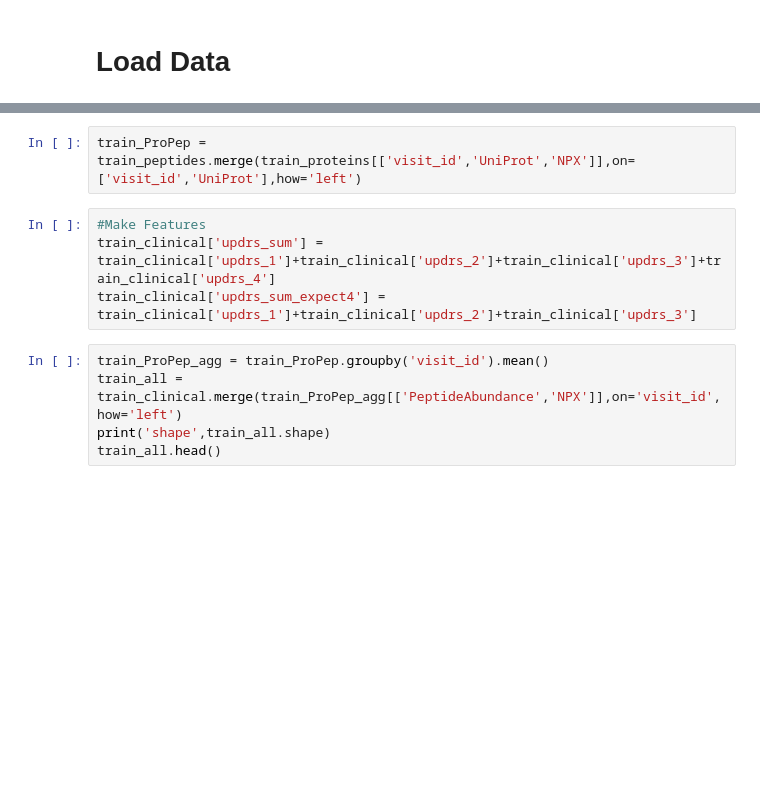
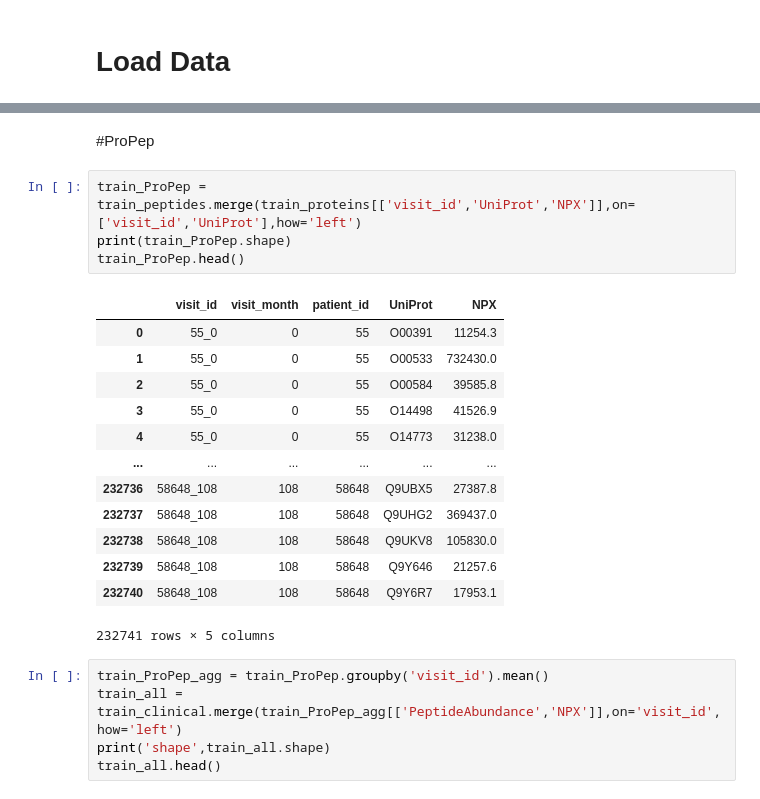
Before and after one commit to kunai-3txk/Compe_tonyobyo, a Jupyter notebook: AMP_FeatureStore.ipynb, the cells around one changed output, grey strips where cells are left out. Cells and saved outputs as stored; diff of their text form; blank space fills up the shorter version.

```diff
--- a/AMP_FeatureStore.ipynb
+++ b/AMP_FeatureStore.ipynb
@@ -100,9 +182,23 @@ Proteins shape: (232741, 5) Peptides shape: (981834, 6) Clinical shape: (2615, 8
+# %% [markdown]
+#ProPep
 # %%
 train_ProPep = train_peptides.merge(train_proteins[['visit_id','UniProt','NPX']],on=['visit_id','UniProt'],how='left')
+print(train_ProPep.shape)
+train_ProPep.head()
+# %% [output]
+|  | visit_id | visit_month | patient_id | UniProt | NPX |
+| 0 | 55_0 | 0 | 55 | O00391 | 11254.3 |
+| 1 | 55_0 | 0 | 55 | O00533 | 732430.0 |
+| 2 | 55_0 | 0 | 55 | O00584 | 39585.8 |
+| 3 | 55_0 | 0 | 55 | O14498 | 41526.9 |
+| 4 | 55_0 | 0 | 55 | O14773 | 31238.0 |
+| ... | ... | ... | ... | ... | ... |
+| 232736 | 58648_108 | 108 | 58648 | Q9UBX5 | 27387.8 |
+| 232737 | 58648_108 | 108 | 58648 | Q9UHG2 | 369437.0 |
+| 232738 | 58648_108 | 108 | 58648 | Q9UKV8 | 105830.0 |
+| 232739 | 58648_108 | 108 | 58648 | Q9Y646 | 21257.6 |
+| 232740 | 58648_108 | 108 | 58648 | Q9Y6R7 | 17953.1 |
+232741 rows × 5 columns
-# %%
-#Make Features
-train_clinical['updrs_sum'] = train_clinical['updrs_1']+train_clinical['updrs_2']+train_clinical['updrs_3']+train_clinical['updrs_4']
-train_clinical['updrs_sum_expect4'] = train_clinical['updrs_1']+train_clinical['updrs_2']+train_clinical['updrs_3']
 # %%
 train_ProPep_agg = train_ProPep.groupby('visit_id').mean()
 train_all = train_clinical.merge(train_ProPep_agg[['PeptideAbundance','NPX']],on='visit_id',how='left')
```
Also changed, not shown: parts of 20 cells of this notebook.
